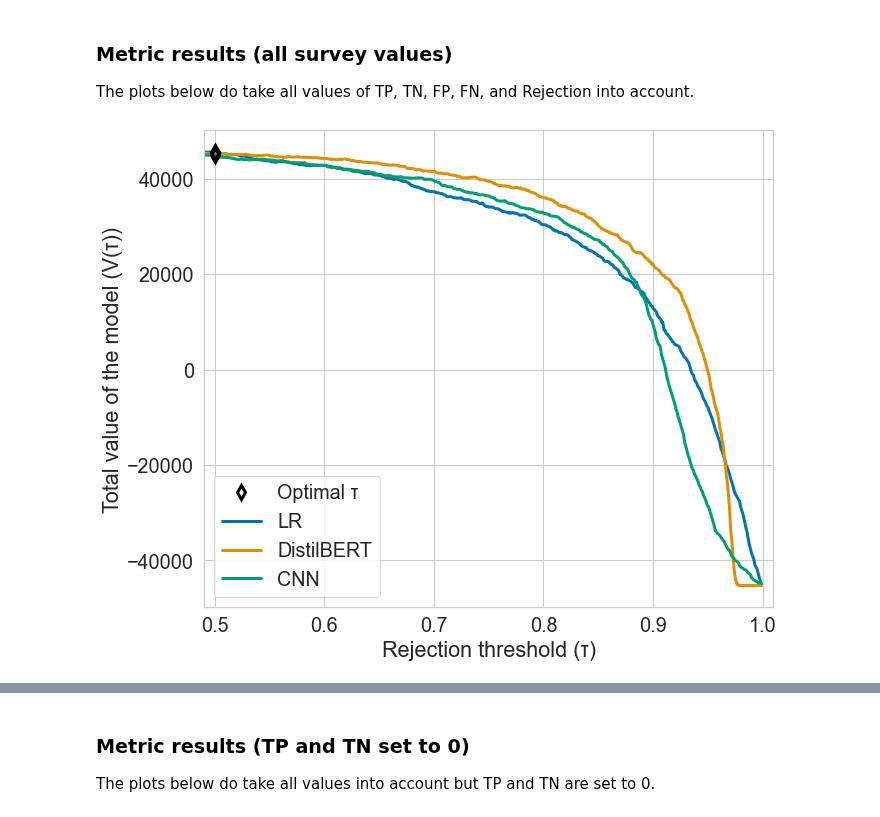
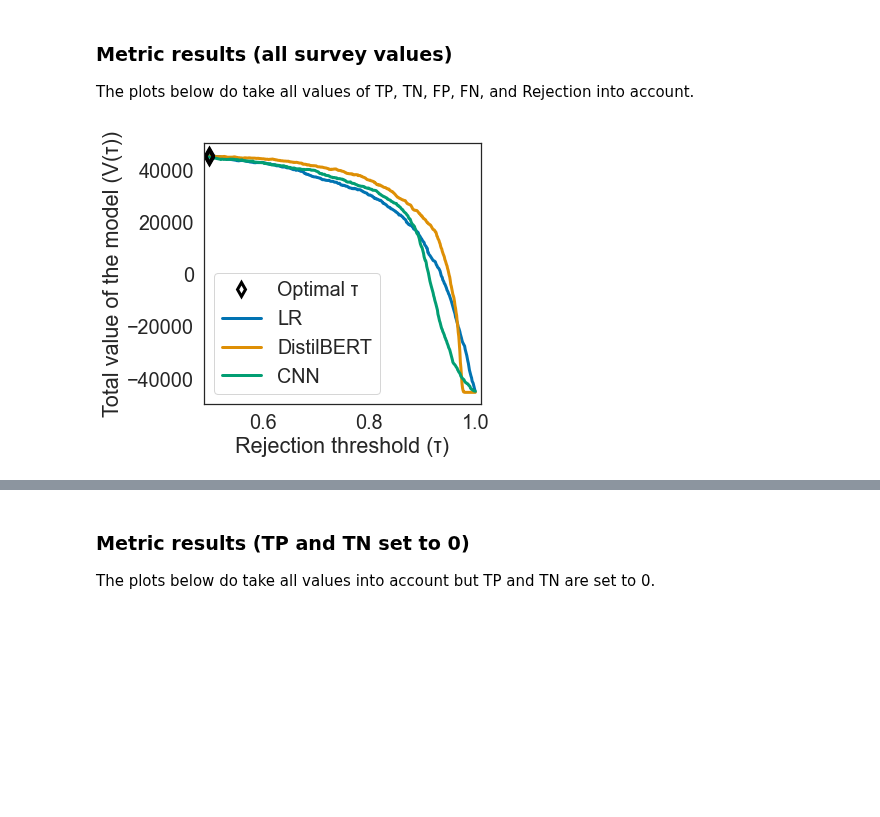
Before and after one commit to delftcrowd/smart_rejector_for_hate_speech, a Jupyter notebook: code/rejector/Plots.ipynb, the cells around one changed output, grey strips where cells are left out. Drawn from its saved outputs; the diff is of its cells as text; code cells hidden in the pictures; blank space fills up the shorter version.

Commit message:
Final paper plots

```diff
--- a/code/rejector/Plots.ipynb
+++ b/code/rejector/Plots.ipynb
@@ -73,10 +73,10 @@ cnn_unseen = ("CNN", metric_cnn_waseeem_semeval)
 metrics_seen = [lr_seen, distilbert_seen, cnn_seen]
 metrics_unseen = [lr_unseen, distilbert_unseen, cnn_unseen]
 # %%
-sns.set(rc={'figure.figsize':(10,8)})
+sns.set(rc={'figure.figsize':(6,5)})
 sns.set(font_scale = 1.8, palette="colorblind")
-sns.set_style("whitegrid")
-Metric.plot_multiple_effectiveness(metrics=metrics_seen, filename="metric-all-values-seen-data.pdf", show_yaxis_title=True, use_pdf=False, legend_loc="lower left")
+sns.set_style("white")
+Metric.plot_multiple_effectiveness(metrics=metrics_seen, filename="metric-all-values-seen-data.pdf", show_yaxis_title=True, use_pdf=False, legend_loc="best")
 # %% [output]
-[figure, old version]
+[figure, new version]
 # %%
```
Also changed, not shown: parts of 3 cells of this notebook, 1 other file.
